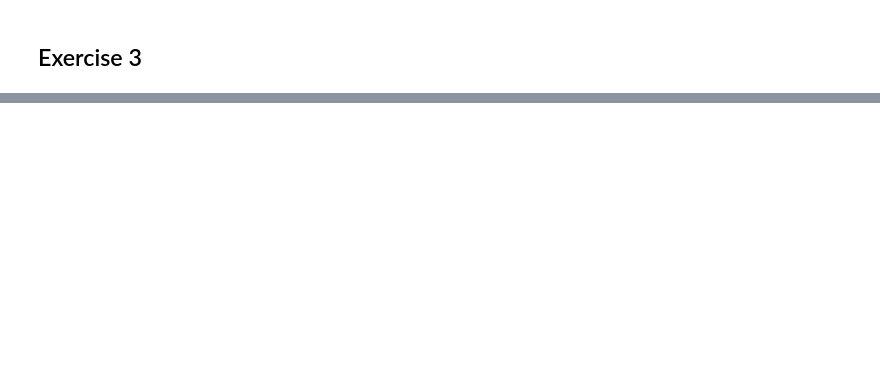
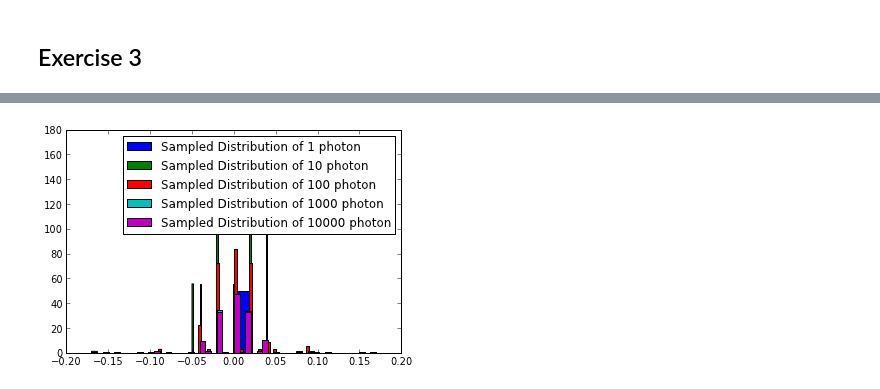
Before and after one commit to kreyno10/PHYS202-S13, a Jupyter notebook: Week8/Random Number and Monte Carlo.ipynb, the cells around one changed output, grey strips where cells are left out. Cells and saved outputs as stored; diff of their text form; code cells hidden in the pictures; blank space fills up the shorter version.

```diff
--- a/Week8/Random Number and Monte Carlo.ipynb
+++ b/Week8/Random Number and Monte Carlo.ipynb
@@ -206,0 +209,15 @@ show()
+# %%
+photons1 = distribute1D(x, prob_dist, 1)
+photons2 = distribute1D(x, prob_dist, 10)
+photons3 = distribute1D(x, prob_dist, 100)
+photons4 = distribute1D(x, prob_dist, 1000)
+photons5 = distribute1D(x, prob_dist, 10000)
+hist(photons1,50,normed=True,label="Sampled Distribution of 1 photon")
+hist(photons2,50,normed=True,label="Sampled Distribution of 10 photon")
+hist(photons3,50,normed=True,label="Sampled Distribution of 100 photon")
+hist(photons4,50,normed=True,label="Sampled Distribution of 1000 photon")
+hist(photons5,50,normed=True,label="Sampled Distribution of 10000 photon")
+legend(loc=0)
+show()
+# %% [output]
+[figure, added]
```
Also changed, not shown: parts of 9 cells of this notebook.
